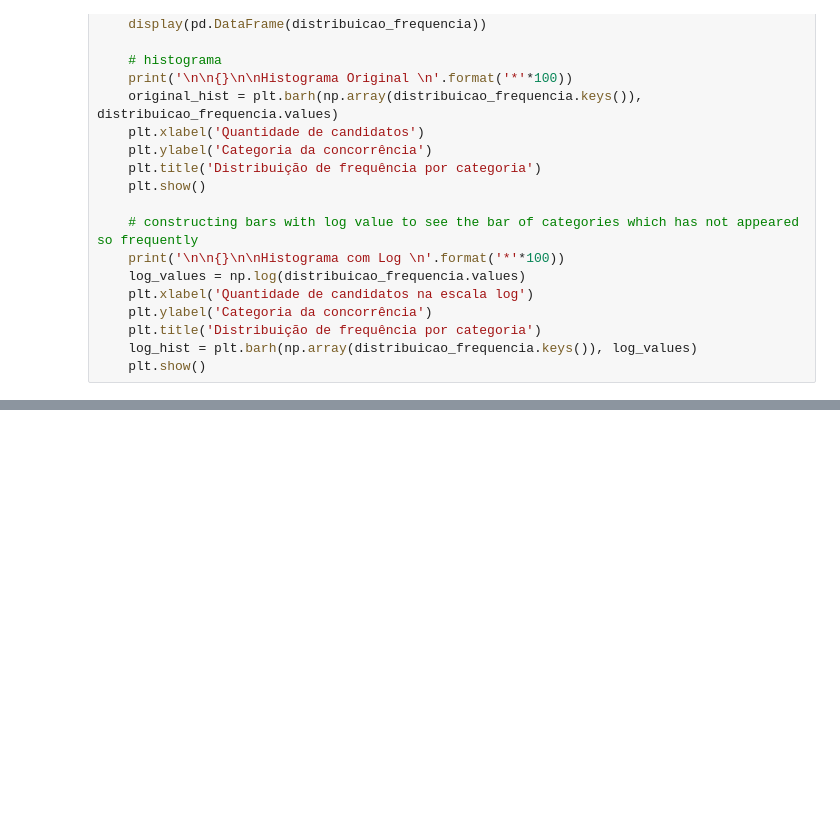
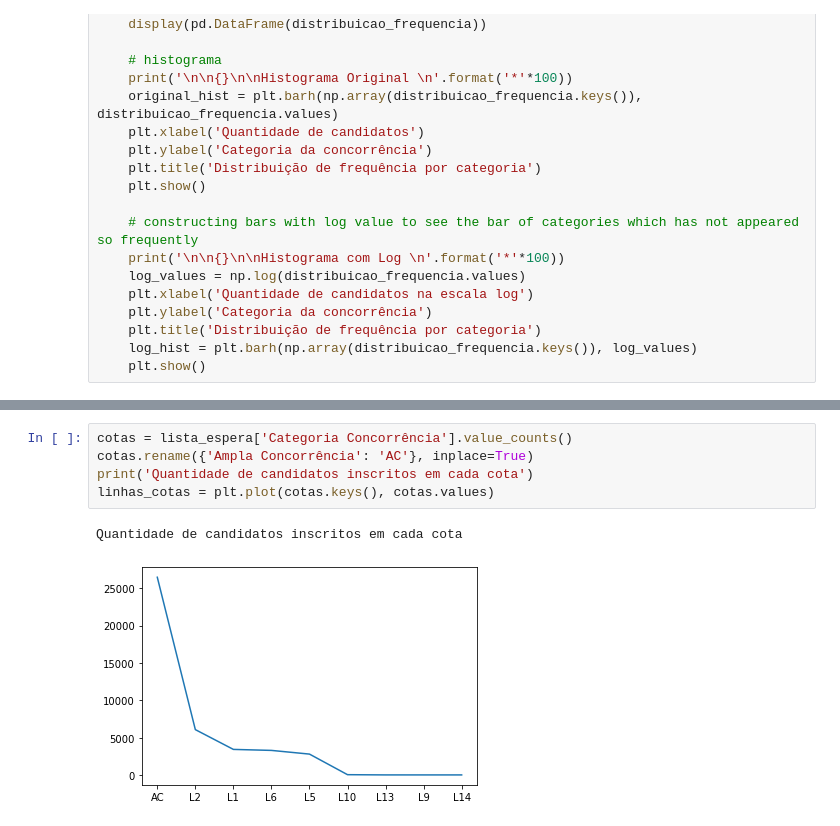
Before and after one commit to Brabissima/Data-Science, a Jupyter notebook: Trabalho 02/Trabalho 02 - Mineração de Dados.ipynb, the cells around one changed output, grey strips where cells are left out. Cells and saved outputs as stored; diff of their text form; blank space fills up the shorter version.

```diff
--- a/Trabalho 02/Trabalho 02 - Mineração de Dados.ipynb
+++ b/Trabalho 02/Trabalho 02 - Mineração de Dados.ipynb
@@ -147,0 +321,8 @@ Existe correlação entre nota e curso? Existe correlação entre nota e categor
+# %%
+cotas = lista_espera['Categoria Concorrência'].value_counts()
+cotas.rename({'Ampla Concorrência': 'AC'}, inplace=True)
+print('Quantidade de candidatos inscritos em cada cota')
+linhas_cotas = plt.plot(cotas.keys(), cotas.values)
+# %% [output]
+Quantidade de candidatos inscritos em cada cota
+[figure, added]
```
Also changed, not shown: parts of 33 cells of this notebook.
